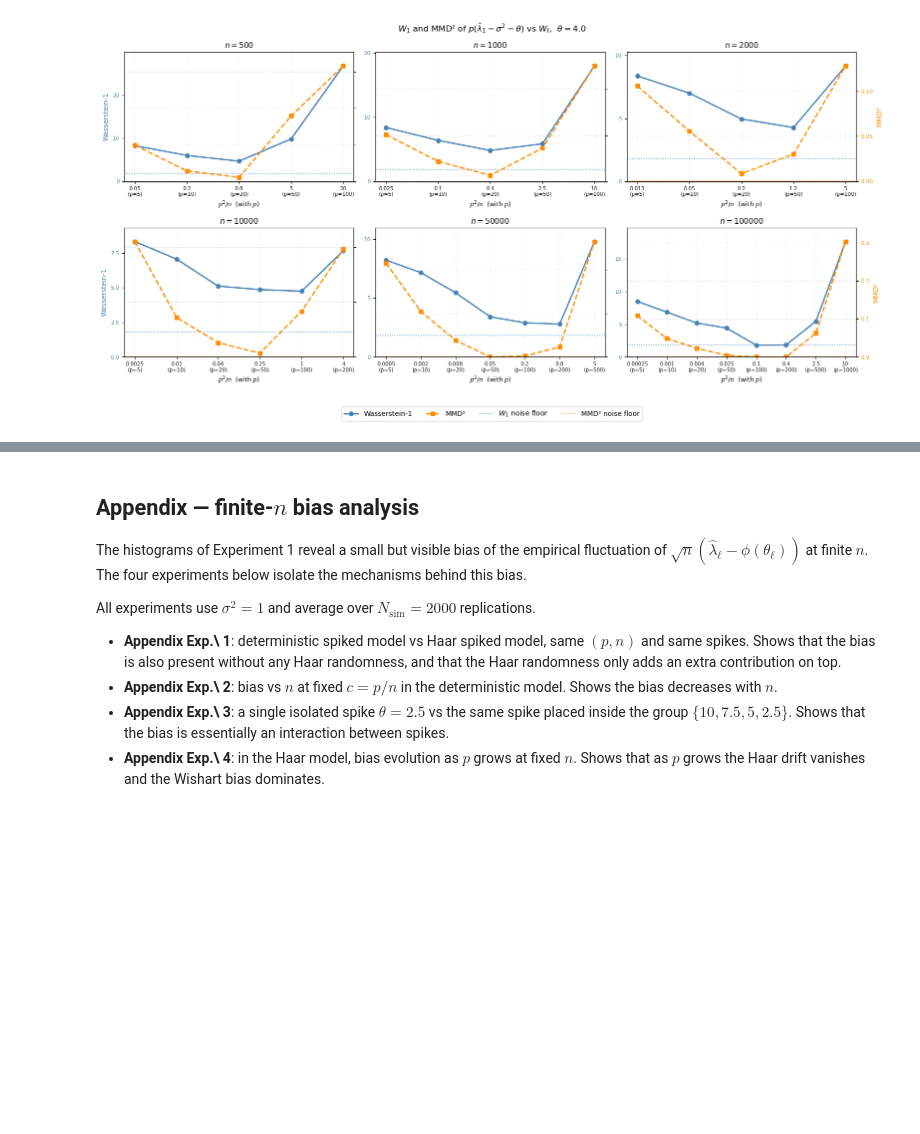
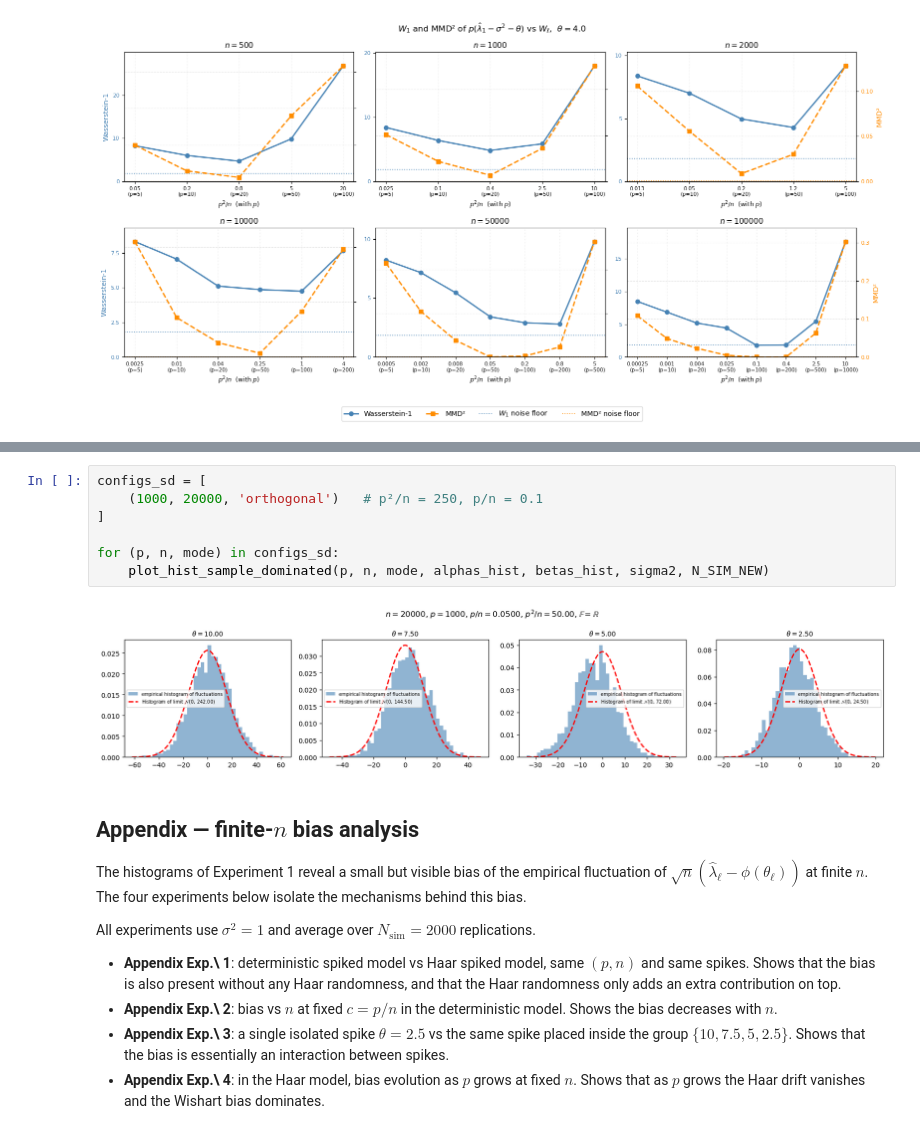
Before and after one commit to jeanlouvaleau/Internship-Random-Matrix-for-ML-, a Jupyter notebook: spiked_haar_experiments.ipynb, the cells around one changed output, grey strips where cells are left out. Cells and saved outputs as stored; diff of their text form; blank space fills up the shorter version.

```diff
--- a/spiked_haar_experiments.ipynb
+++ b/spiked_haar_experiments.ipynb
@@ -647,3 +822,12 @@ plt.show()
+# %%
+configs_sd = [
+    (1000, 20000, 'orthogonal')   # p²/n = 250, p/n = 0.1
+]
+
+for (p, n, mode) in configs_sd:
+    plot_hist_sample_dominated(p, n, mode, alphas_hist, betas_hist, sigma2, N_SIM_NEW)
+# %% [output]
+[figure, added]
 # %% [markdown]
 ## Appendix — finite-$n$ bias analysis
 
```
Also changed, not shown: parts of 7 cells of this notebook.
